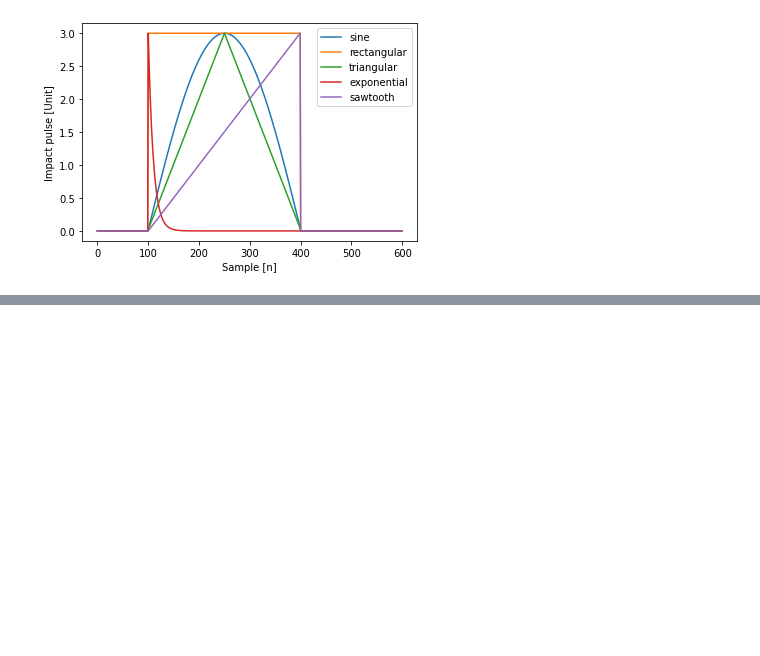
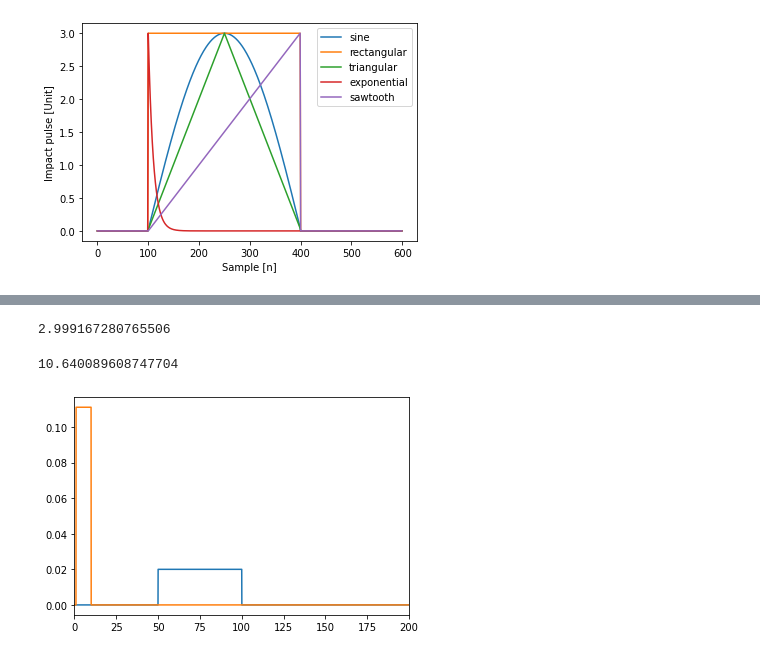
Before and after one commit to ladisk/pyExSi, a Jupyter notebook: Showcase.ipynb, the cells around one changed output, grey strips where cells are left out. Drawn from its saved outputs; the diff is of its cells as text; code cells hidden in the pictures; blank space fills up the shorter version.

```diff
--- a/Showcase.ipynb
+++ b/Showcase.ipynb
@@ -74,0 +94,30 @@ plt.legend(loc='upper right');
+# %%
+# get gaussian stationary signal
+gausian_signal = es.random_gaussian(N, PSD, fs)
+# calculate kurtosis
+k_u_stationary = es.get_kurtosis(gausian_signal)
+k_u_stationary
+# %% [output]
+2.999167280765506
+# %%
+# get non-gaussian stationary signal, with kurtosis k_u=10
+k_u_target = 10
+nongausian_signal = es.stationary_nongaussian_signal(
+    N, PSD, fs, k_u=k_u_target
+)
+# calculate kurtosis
+k_u_stationary_nongaussian = es.get_kurtosis(nongausian_signal)
+k_u_stationary_nongaussian
+# %% [output]
+10.640089608747704
+# %%
+# get non-gaussian non-stationary signal, with kurtosis k_u=10
+# a) amplitude modulation, modulating signal defined by PSD
+PSD_modulating = es.get_psd(f, f_low=1, f_high=10)
+# %%
+plt.plot(f, PSD)
+plt.plot(f, PSD_modulating)
+plt.xlim(0, 200)
+plt.show()
+# %% [output]
+[figure, added]
```
Also changed, not shown: parts of 10 cells of this notebook, 1 other file.
